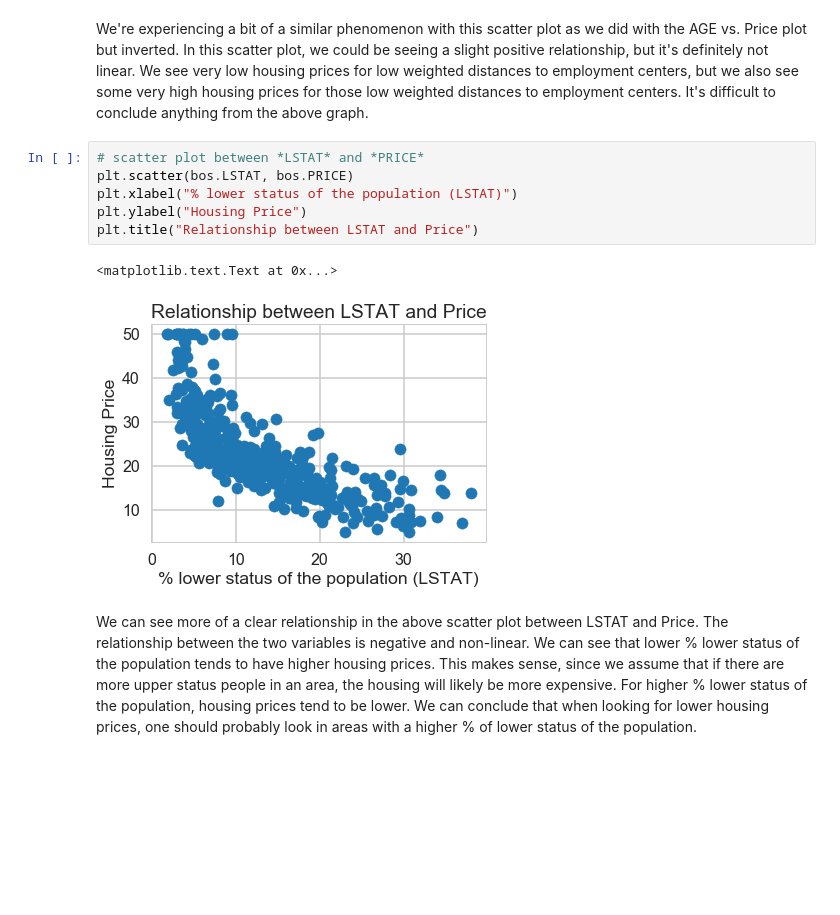
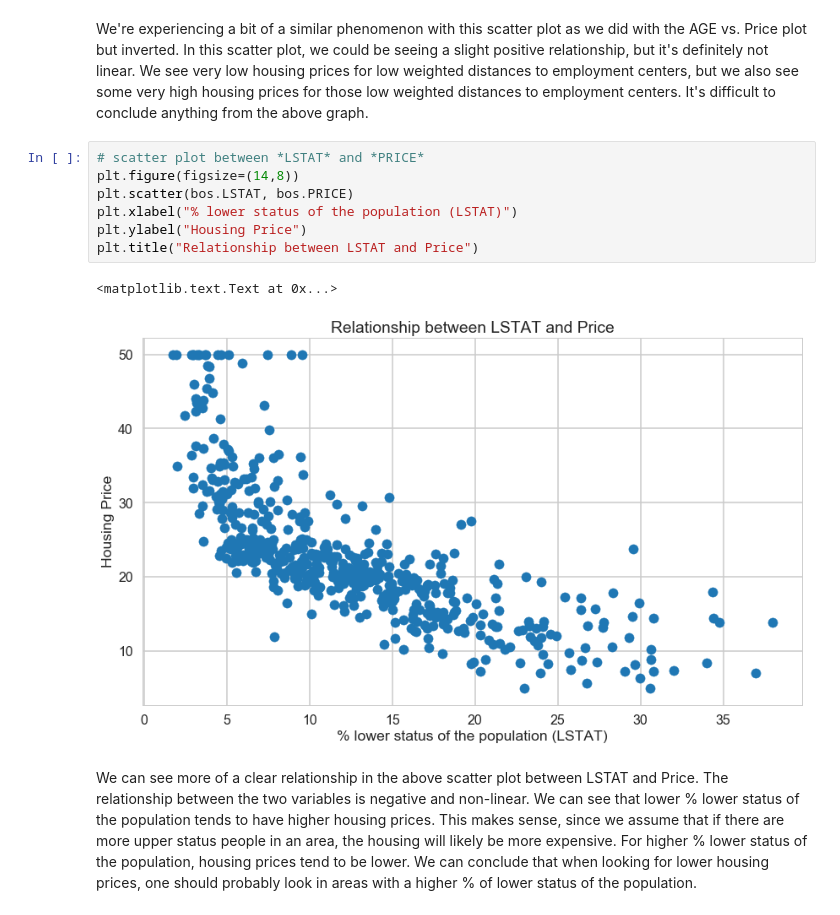
Before and after one commit to isabelvanzijl/Springboard_Other, a Jupyter notebook: Linear_Regression/Mini_Project_Linear_Regression.ipynb, the cells around one changed output. Saved outputs shown, nothing was run; the diff lists cells and outputs as text; blank space fills up the shorter version.

```diff
--- a/Linear_Regression/Mini_Project_Linear_Regression.ipynb
+++ b/Linear_Regression/Mini_Project_Linear_Regression.ipynb
@@ -339,13 +344,14 @@ plt.title("Relationship between DIS and Price")
 We're experiencing a bit of a similar phenomenon with this scatter plot as we did with the AGE vs. Price plot but inverted. In this scatter plot, we could be seeing a slight positive relationship, but it's definitely not linear. We see very low housing prices for low weighted distances to employment centers, but we also see some very high housing prices for those low weighted distances to employment centers. It's difficult to conclude anything from the above graph.
 # %%
 # scatter plot between *LSTAT* and *PRICE*
+plt.figure(figsize=(14,8))
 plt.scatter(bos.LSTAT, bos.PRICE)
 plt.xlabel("% lower status of the population (LSTAT)")
 plt.ylabel("Housing Price")
 plt.title("Relationship between LSTAT and Price")
 # %% [output]
 <matplotlib.text.Text at 0x...>
-[figure, old version]
+[figure, new version]
 # %% [markdown]
 We can see more of a clear relationship in the above scatter plot between LSTAT and Price. The relationship between the two variables is negative and non-linear. We can see that lower % lower status of the population tends to have higher housing prices. This makes sense, since we assume that if there are more upper status people in an area, the housing will likely be more expensive. For higher % lower status of the population, housing prices tend to be lower. We can conclude that when looking for lower housing prices, one should probably look in areas with a higher % of lower status of the population.
 # %% [markdown]
```
Also changed, not shown: parts of 28 cells of this notebook.
